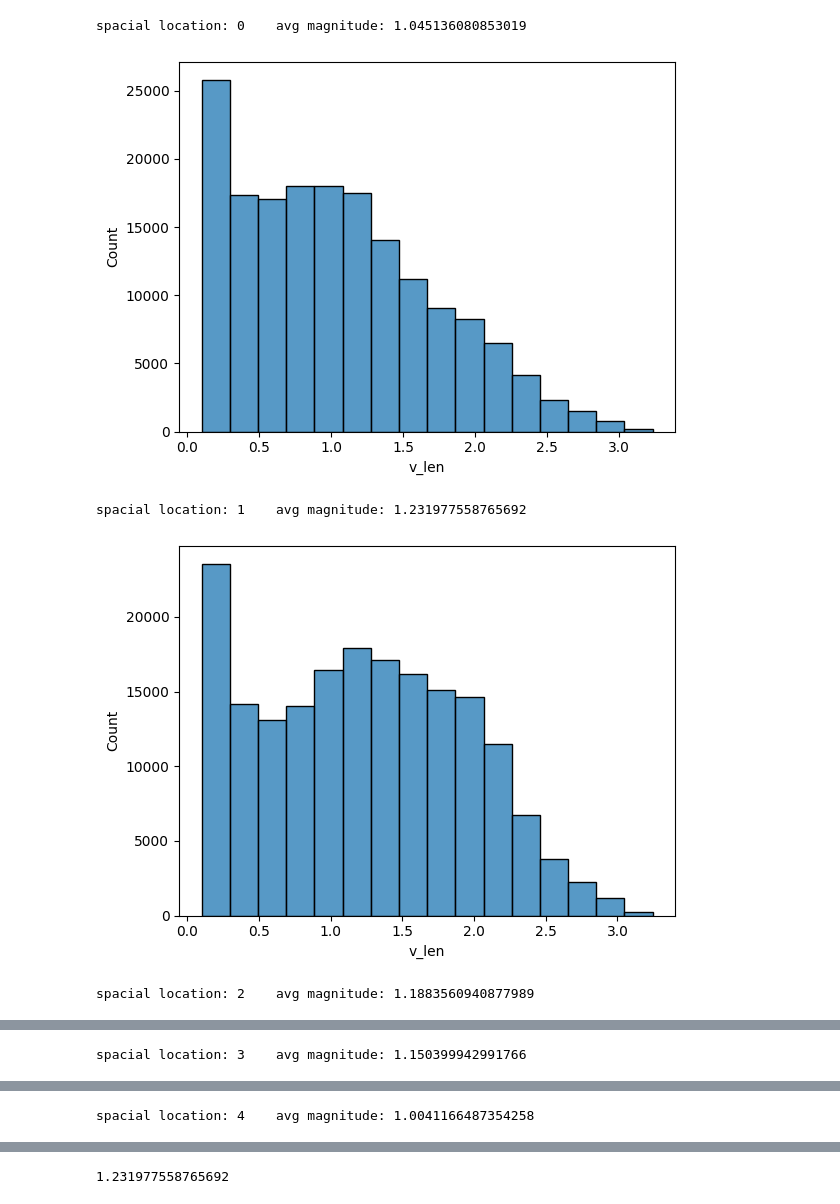
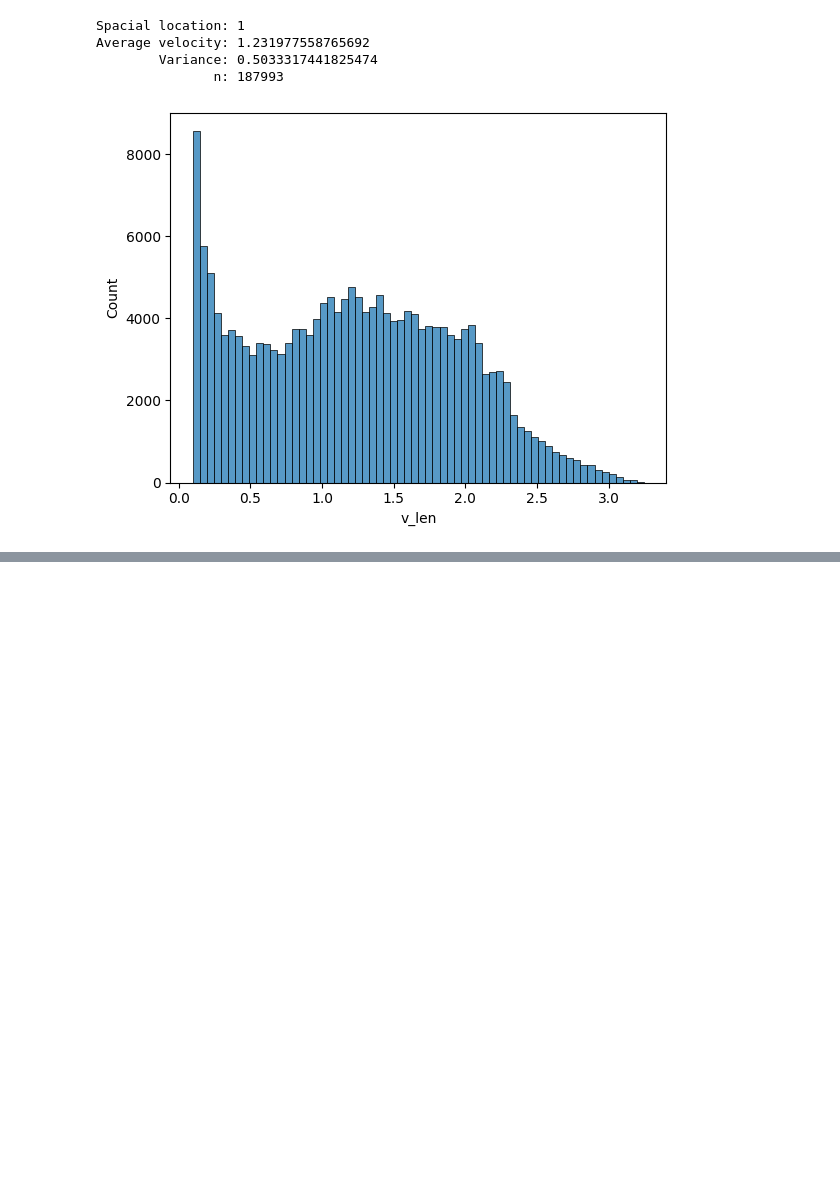
Before and after one commit to hfluke/PIV_UWRL, a Jupyter notebook: radar.ipynb, the cells around one changed output, grey strips where cells are left out. Drawn from its saved outputs; the diff is of its cells as text; code cells hidden in the pictures; blank space fills up the shorter version.

```diff
--- a/radar.ipynb
+++ b/radar.ipynb
@@ -56,9 +43,13 @@ sns.histplot(
 # %%
-print(np.mean(df_vec[df_vec.v_len >= 0.1].v_len))
+df_vec = df_vec[df_vec.v_len >= 0.1]
+
+print(f"Average velocity: {np.mean(df_vec.v_len)}")
+print(f"        Variance: {np.var(df_vec.v_len)}")
+print(f"               n: {len(df_vec.v_len)}")
 
 sns.histplot(
-    data=df_vec[df_vec.v_len >= 0.1],
+    data=df_vec,
     x='v_len',
-    bins=16
+    bins=64
 )
 # %% [output]
@@ -68,22 +61,24 @@ sns.histplot(
 # %%
 magnitudes = []
-v_len = 0.1
+for i in range(5):
+    magnitudes.append(np.mean(df_vec[df_vec.spacial_location == i].v_len))
+index = magnitudes.index(max(magnitudes))
+df_vec_sl = df_vec[df_vec.spacial_location == index]
 
-for i in range(5):
-    magnitudes.append(np.mean(df_vec[(df_vec.spacial_location == i) & (df_vec.v_len >= v_len)].v_len))
-    print(f'spacial location: {i}    avg magnitude: {magnitudes[-1]}')
+print(f"Spacial location: {index}")
+print(f"Average velocity: {np.mean(df_vec_sl.v_len)}")
+print(f"        Variance: {np.var(df_vec_sl.v_len)}")
+print(f"               n: {len(df_vec_sl.v_len)}")
 
-    sns.histplot(
-        data=df_vec[(df_vec.spacial_location == i) & (df_vec.v_len >= v_len)],
-        x='v_len',
-        bins=16
-    )
-    plt.show()
-
-print(max(magnitudes))
+sns.histplot(
+    data=df_vec_sl,
+    x='v_len',
+    bins=64
+)
+plt.show()
 # %% [output]
-spacial location: 0    avg magnitude: 1.045136080853019
+Spacial location: 1
+Average velocity: 1.231977558765692
+        Variance: 0.5033317441825474
+               n: 187993
-[figure, old version]
+[figure, new version]
-spacial location: 1    avg magnitude: 1.231977558765692
-[figure, removed]
-spacial location: 2    avg magnitude: 1.1883560940877989
@@ -91 +84,0 @@ spacial location: 2    avg magnitude: 1.1883560940877989
-spacial location: 3    avg magnitude: 1.150399942991766
@@ -93 +84,0 @@ spacial location: 3    avg magnitude: 1.150399942991766
-spacial location: 4    avg magnitude: 1.0041166487354258
@@ -95 +84,0 @@ spacial location: 4    avg magnitude: 1.0041166487354258
-1.231977558765692
```
Also changed, not shown: parts of 10 cells of this notebook, 4 other files.
